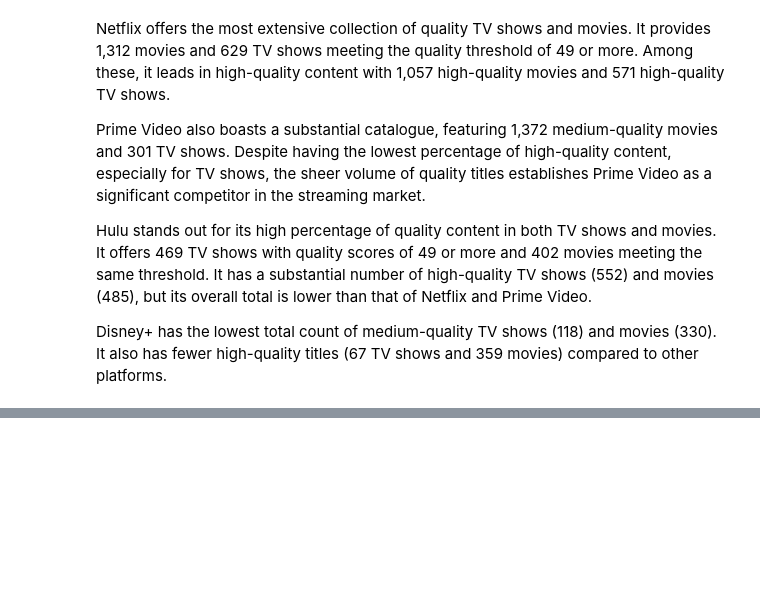
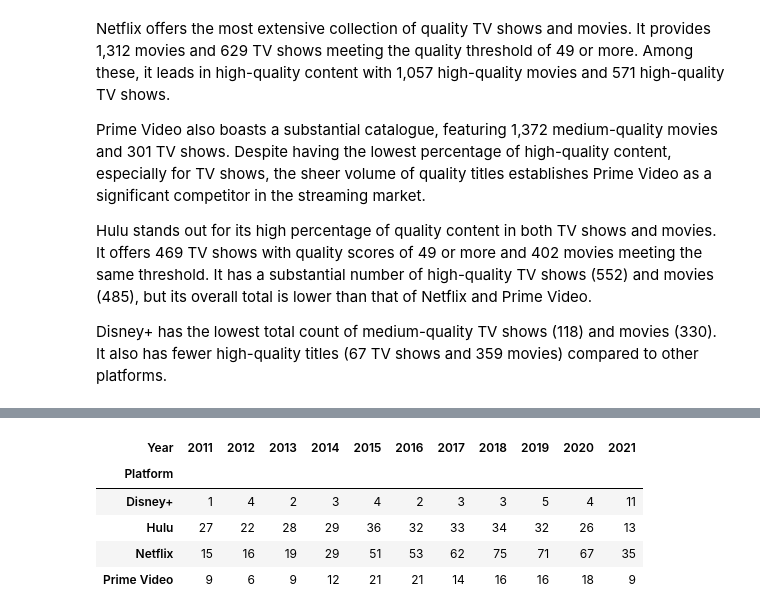
Before and after one commit to G0v1ndD3v/SVoD_Content_Analysis, a Jupyter notebook: SVoD_Analysis.ipynb, the cells around one changed output, grey strips where cells are left out. Cells and saved outputs as stored; diff of their text form; code cells hidden in the pictures; blank space fills up the shorter version.

```diff
--- a/SVoD_Analysis.ipynb
+++ b/SVoD_Analysis.ipynb
@@ -563,0 +579,11 @@ Disney+ has the lowest total count of medium-quality TV shows (118) and movies (
+# %%
+high_quality_tv_shows = tv_shows_expanded.query('Year >= 2011 and `Rotten Tomatoes` >= @high_quality_threshold')
+tv_yearly_counts = high_quality_tv_shows.pivot_table(index='Platform', columns='Year', values='Title', aggfunc='size', fill_value=0)
+tv_yearly_counts
+# %% [output]
+| Year | 2011 | 2012 | 2013 | 2014 | 2015 | 2016 | 2017 | 2018 | 2019 | 2020 | 2021 |
+| Platform |  |  |  |  |  |  |  |  |  |  |  |
+| Disney+ | 1 | 4 | 2 | 3 | 4 | 2 | 3 | 3 | 5 | 4 | 11 |
+| Hulu | 27 | 22 | 28 | 29 | 36 | 32 | 33 | 34 | 32 | 26 | 13 |
+| Netflix | 15 | 16 | 19 | 29 | 51 | 53 | 62 | 75 | 71 | 67 | 35 |
+| Prime Video | 9 | 6 | 9 | 12 | 21 | 21 | 14 | 16 | 16 | 18 | 9 |
```
Also changed, not shown: parts of 5 cells of this notebook.
